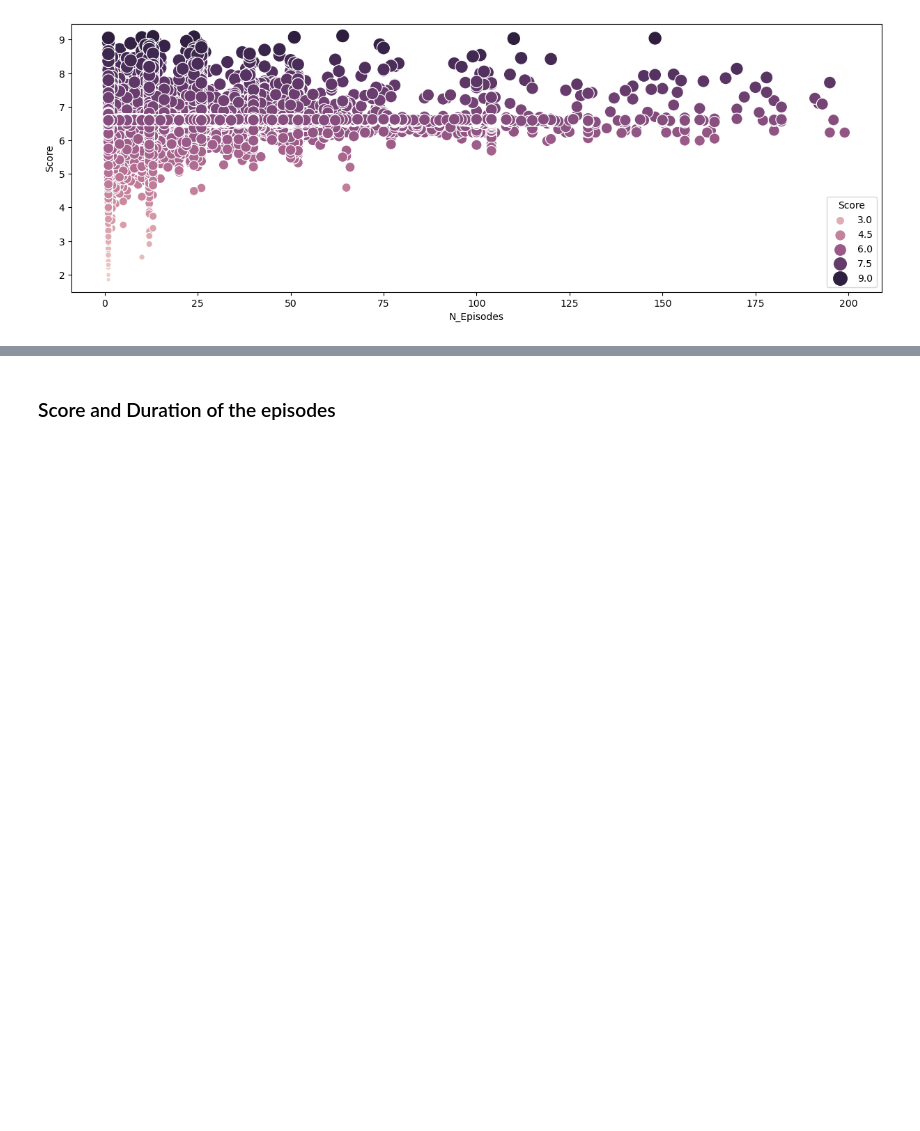
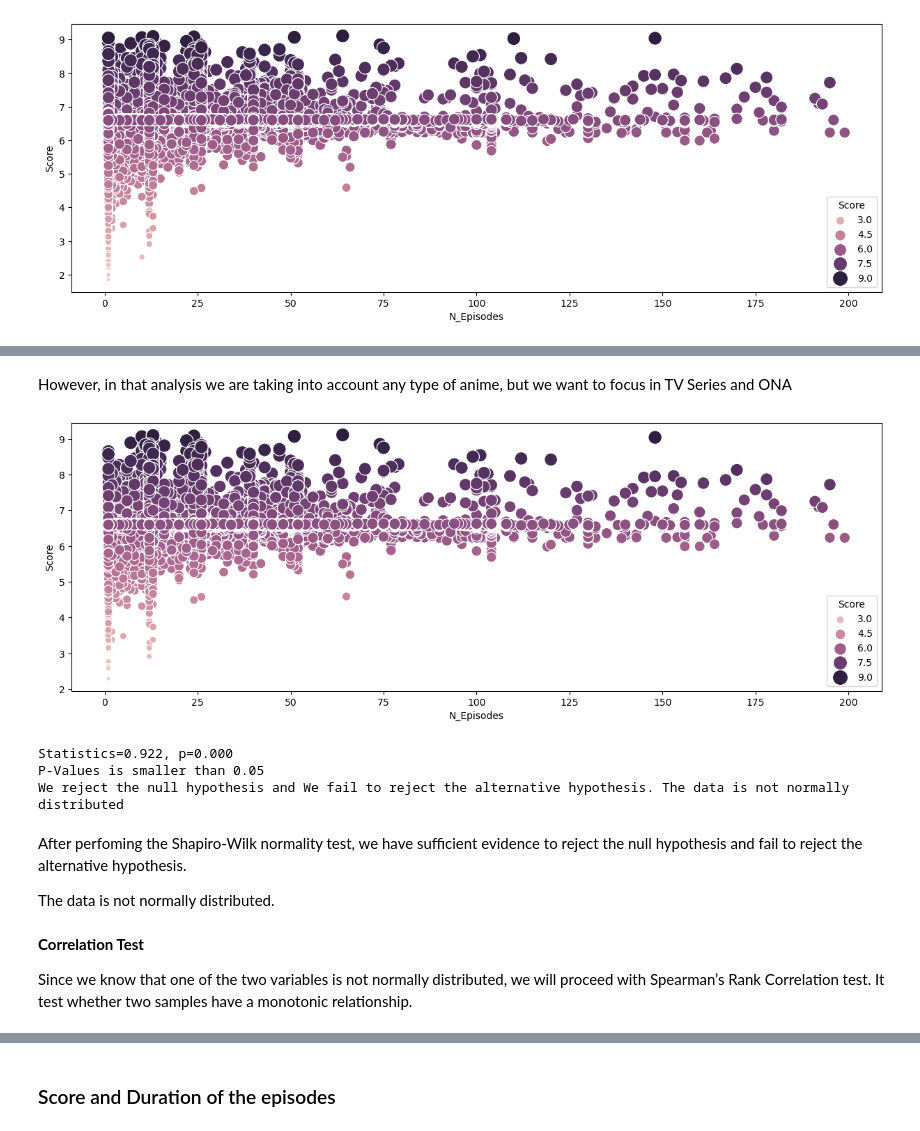
Before and after one commit to RealXun/EDA_ANIME, a Jupyter notebook: src/EDA_Anime.ipynb, the cells around one changed output, grey strips where cells are left out. Cells and saved outputs as stored; diff of their text form; code cells hidden in the pictures; blank space fills up the shorter version.

Commit message:
Update hypothesis

```diff
--- a/src/EDA_Anime.ipynb
+++ b/src/EDA_Anime.ipynb
@@ -1177,0 +1271,33 @@ df_copy['N_Episodes'].corr(df_copy['Score'] , method = 'spearman')
+# %% [markdown]
+However, in that analysis we are taking into account any type of anime, but we want to focus in TV Series and ONA
+# %%
+filtered = df_copy[(df_copy["N_Episodes"] < 200 ) & (df_copy["Type"] == "ONA") | (df_copy["N_Episodes"] < 200 ) & (df_copy["Type"] == "TV")]
+# %%
+utils.scat(filtered,"N_Episodes","Score","N_Episodes_VS_Score_Less200_Only_ONA_and_TV")
+# %% [output]
+[figure, added]
+# %%
+# Shapiro-Wilk normality test
+data = filtered["Score"]
+stat, p = shapiro(data)
+print('Statistics=%.3f, p=%.3f' % (stat, p))
+# interpretation
+alpha = 0.05
+if p > alpha: # null hypothesis: x comes from a normal distribution
+    print("P-Values is bigger than 0.05")
+    print('We fail to reject the null hypothesis. The data is normally distributed')
+else: # alternative hypothesis: x comes from a not normal distribution
+    print("P-Values is smaller than 0.05")
+    print('We reject the null hypothesis and We fail to reject the alternative hypothesis. The data is not normally distributed')
+# %% [output]
+Statistics=0.922, p=0.000
+P-Values is smaller than 0.05
+We reject the null hypothesis and We fail to reject the alternative hypothesis. The data is not normally distributed
+# %% [markdown]
+After perfoming the Shapiro-Wilk normality test, we have sufficient evidence to reject the null hypothesis and fail to reject the alternative hypothesis.
+
+The data is not normally distributed.
+# %% [markdown]
+**Correlation Test**
+
+Since we know that one of the two variables is not normally distributed, we will proceed with Spearman’s Rank Correlation test. It test whether two samples have a monotonic relationship.
```
Also changed, not shown: parts of 50 cells of this notebook, 4 other files.
